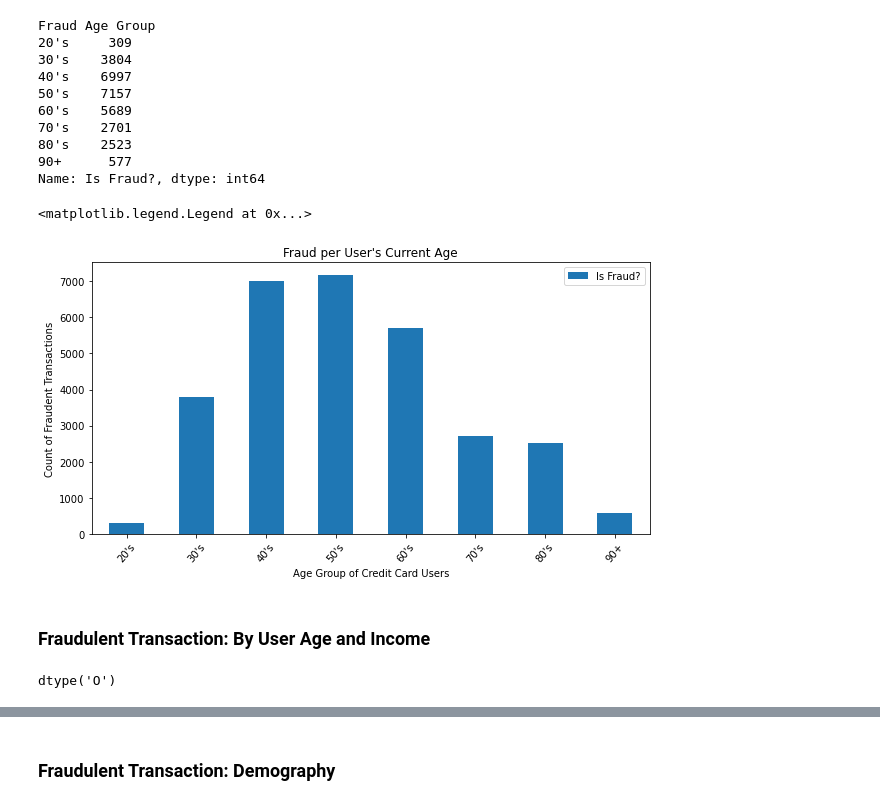
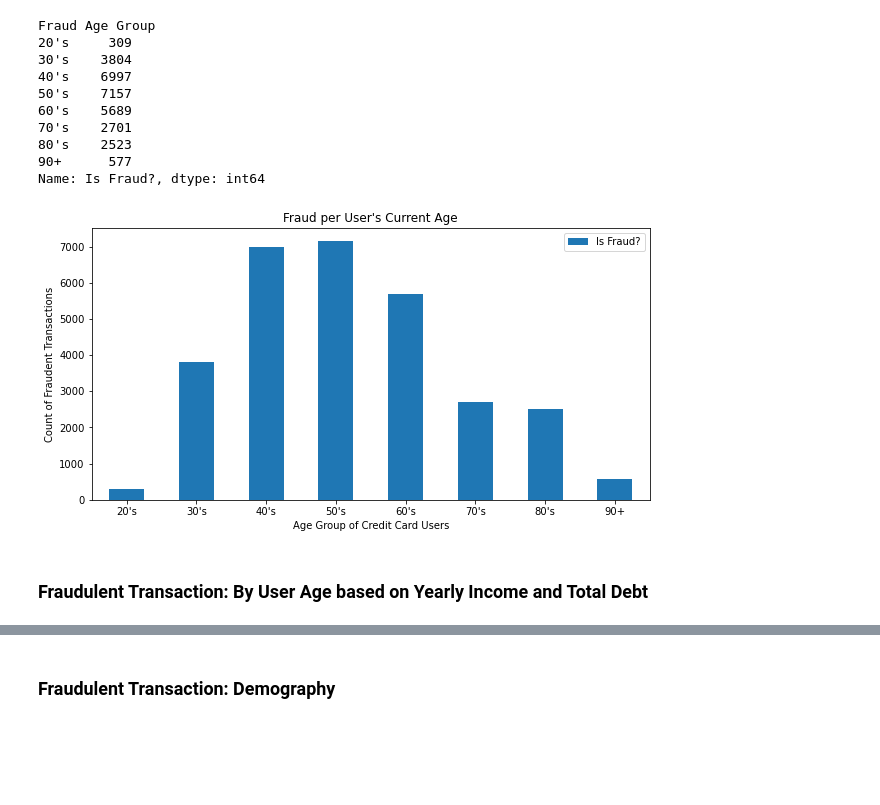
Before and after one commit to OP78142/UTSA-Bootcamp-Final, a Jupyter notebook: Credit Card Data Analysis.ipynb, the cells around one changed output, grey strips where cells are left out. Cells and saved outputs as stored; diff of their text form; code cells hidden in the pictures; blank space fills up the shorter version.

```diff
--- a/Credit Card Data Analysis.ipynb
+++ b/Credit Card Data Analysis.ipynb
@@ -76,0 +71,5 @@ fraud_df.to_csv("Resources/fraudTransactions.csv", index=False, header=True)
+# %%
+#Transactions marked as Fraudulent
+fraud_df = transactions_df.loc[transactions_df["Is Fraud?"]=="Yes",:]
+
+fraud_df.head()
@@ -77,4 +86,3 @@ fraud_df.to_csv("Resources/fraudTransactions.csv", index=False, header=True)
 # %%
-#On Next rerun, use the file saved: fraudTransaction.csv
-
-fraud_df = pd.read_csv("Resources/fraudTransactions.csv")
+# Code to open CSV for the file created above as needed
+#fraud_df = pd.read_csv("Resources/fraudTransactions.csv")
@@ -237,3 +279,18 @@ Index(['User', 'Card', 'Year', 'Month', 'Day', 'Time', 'Amount', 'Use Chip',
        'Per Capita Income - Zipcode', 'Yearly Income - Person', 'Total Debt',
        'FICO Score', 'Num Credit Cards'],
       dtype='object')
+# %%
+#Converting Yearly Income - Person, Total Debt, and Credit Limit object fields to number to do other assessment
+#Task: remove '$' signs then change to an integer
+
+fraud_user["Yearly Income - Person"] =fraud_user["Yearly Income - Person"].str.replace('$','')
+fraud_user["Total Debt"] = fraud_user["Total Debt"].str.replace('$','')
+fraud_user["Amount"] = fraud_user["Amount"].str.replace('$','')
+
+
+#Changing the datatype of the numeric data columns in the dataframe
+fraud_user = fraud_user.astype({"Yearly Income - Person":"int64",
+                               "Total Debt":"int64",
+                               "Amount":"float64"})
+
+fraud_user.head(3)
@@ -240,6 +303,6 @@ Index(['User', 'Card', 'Year', 'Month', 'Day', 'Time', 'Amount', 'Use Chip',
 # %%
 #Since the count of unique age is large - the age will be binned
-bins = [0,29,39,49,59,69,79,89,110]
+bins = [0,29,39,49,59,69,79,89,105]
 
 # Create the names for the bins
 group_names = ["20's", "30's", "40's", "50's", "60's","70's","80's","90+"]
@@ -263,20 +326,22 @@ Fraud Age Group
 90+      577
 Name: Is Fraud?, dtype: int64
 # %%
+#Charting Fraud per User's Current Age Group
+
 y_axis = fraud_age_group_df["Is Fraud?"].count()
 
 
 fraud_barAge_chart = y_axis.plot(kind="bar",
                                  x="MCC",
                                title = "Fraud per User's Current Age",
-                               rot =50,
+                               rot =0,
                                figsize=(10,5))
 fraud_barAge_chart.set_ylabel("Count of Fraudent Transactions")
 fraud_barAge_chart.set_xlabel("Age Group of Credit Card Users")
 
 fraud_barAge_chart.legend(loc="best")
+plt.savefig("images/fraud_age.png")
 # %% [output]
-<matplotlib.legend.Legend at 0x...>
-[figure, old version]
+[figure, new version]
 # %% [markdown]
-### Fraudulent Transaction: By User Age and Income
+### Fraudulent Transaction: By User Age based on Yearly Income and Total Debt
@@ -285,7 +348,3 @@ fraud_barAge_chart.legend(loc="best")
-# %%
-fraud_user["Yearly Income - Person"].dtype
-# %% [output]
-dtype('O')
 # %%
 fraud_age_group_df["Yearly Income - Person"].sum()
 # %% [output]
```
Also changed, not shown: parts of 83 cells of this notebook, 8 other files.
